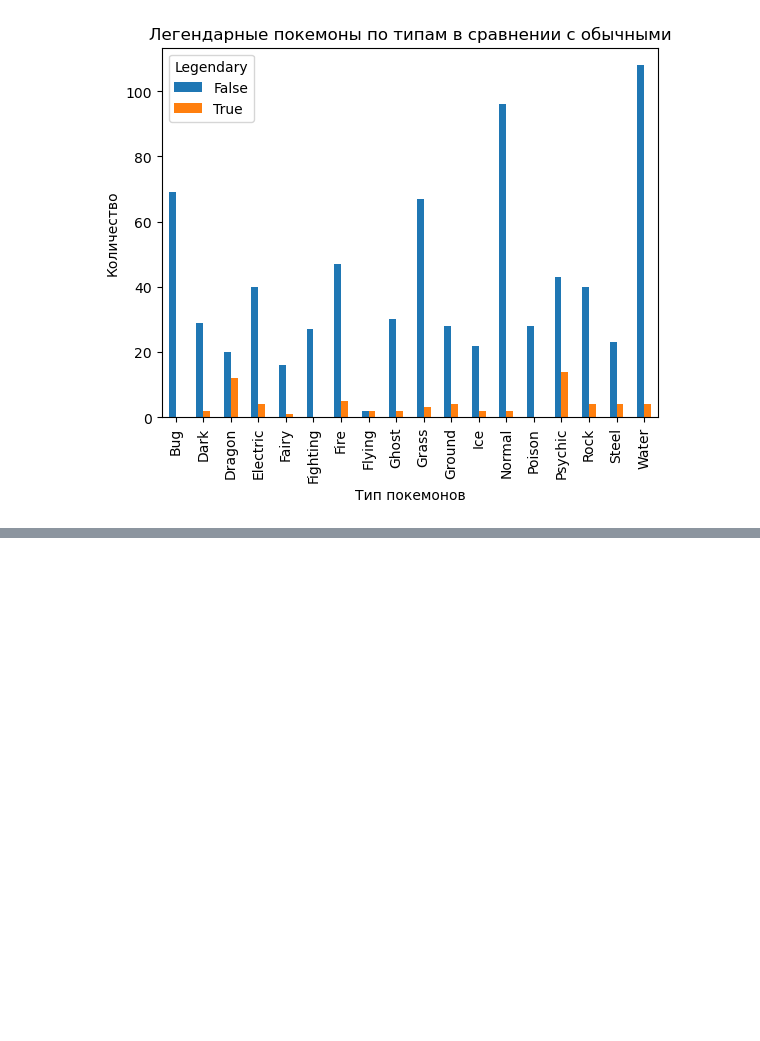
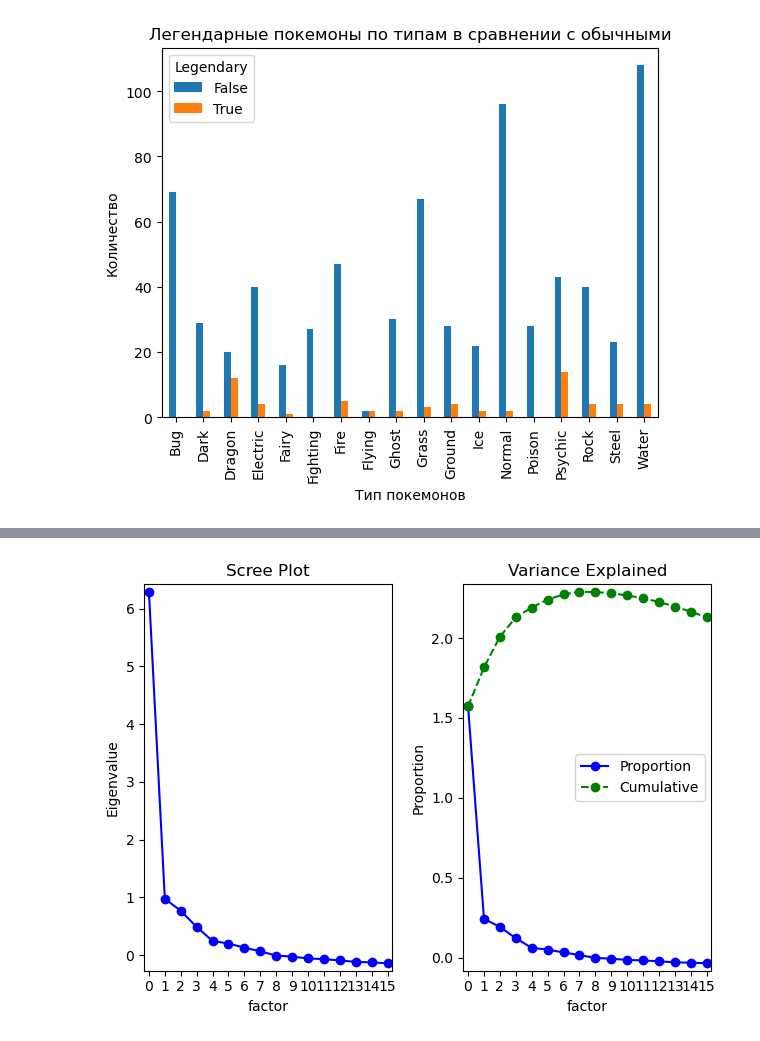
Before and after one commit to ilyinss/yandex_handbooks, a Jupyter notebook: pandan_data analysis in sociology/hw.ipynb, the cells around one changed output, grey strips where cells are left out. Saved outputs shown, nothing was run; the diff lists cells and outputs as text; code cells hidden in the pictures; blank space fills up the shorter version.

```diff
--- a/pandan_data analysis in sociology/hw.ipynb
+++ b/pandan_data analysis in sociology/hw.ipynb
@@ -485,0 +545,3 @@ plt.show()
+# %%
+df = pd.read_csv('WVS Wave 6 2010-2014.csv', index_col=0)
+df
@@ -485,0 +562,4 @@ plt.show()
+# %%
+scaler = StandardScaler()
+df_scale = scaler.fit_transform(df)
+df_scale
@@ -485,0 +605,8 @@ plt.show()
+# %%
+fa = Factor(df_scale, n_factor=4, method='pa')
+res = fa.fit()
+# %%
+res.plot_scree()
+plt.show()
+# %% [output]
+[figure, added]
```
Also changed, not shown: parts of 17 cells of this notebook, 1 other file.
